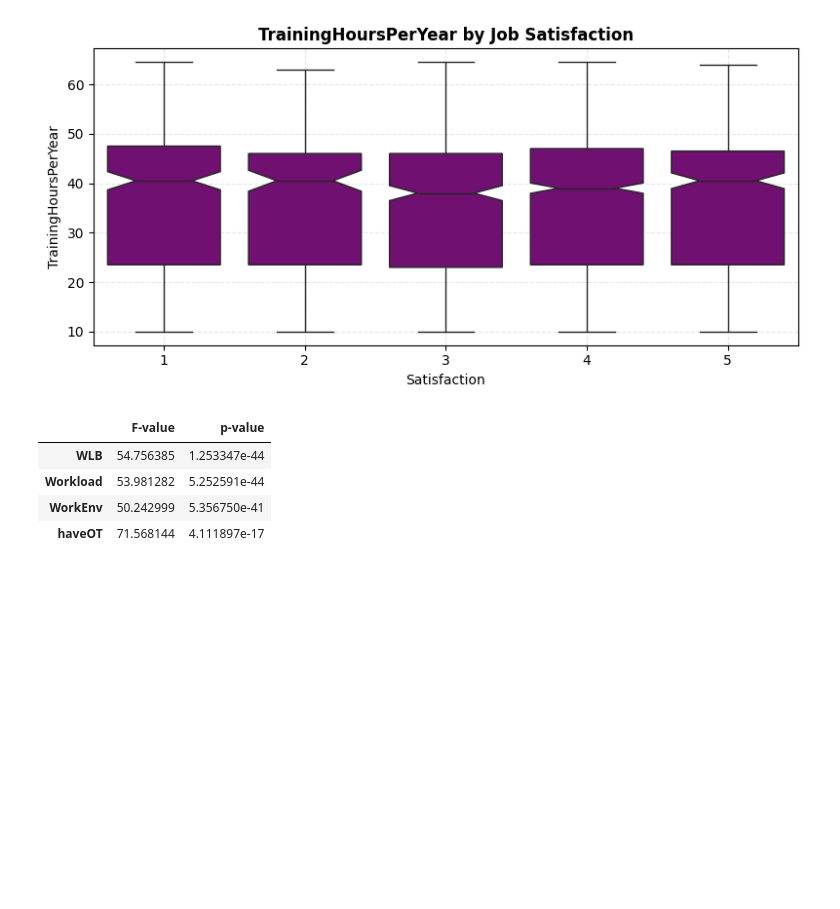
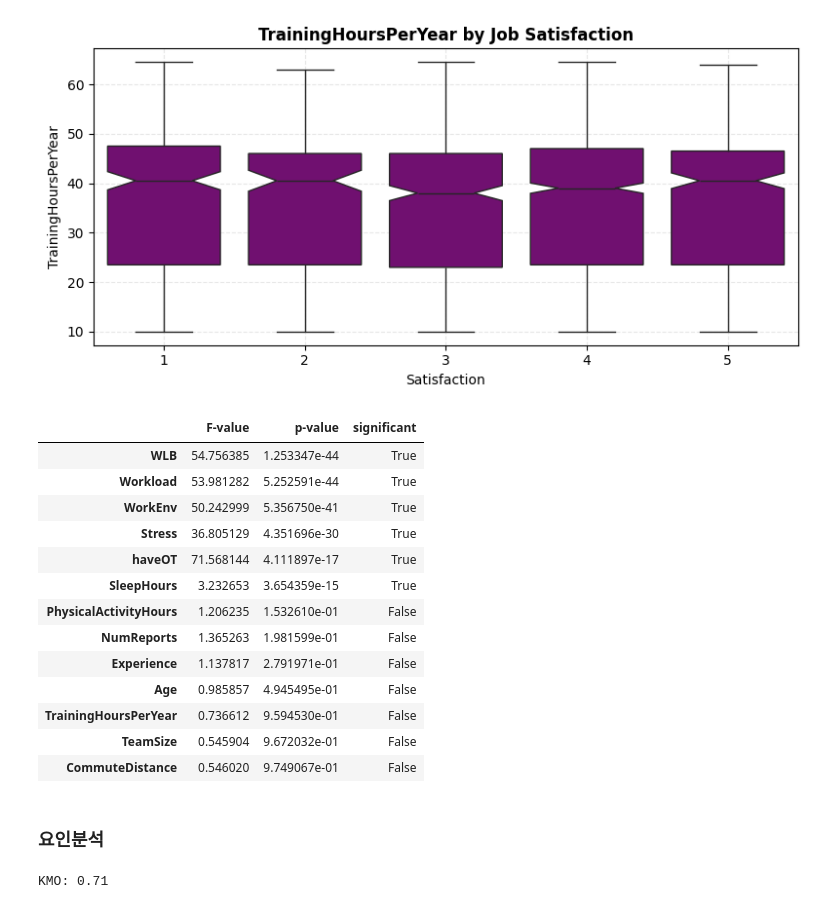
Before and after one commit to sorrychoe/Satisfaction-Survey-Analysis, a Jupyter notebook: notebook/satisfaction.ipynb, the cells around one changed output. Saved outputs shown, nothing was run; the diff lists cells and outputs as text; code cells hidden in the pictures; blank space fills up the shorter version.

```diff
--- a/notebook/satisfaction.ipynb
+++ b/notebook/satisfaction.ipynb
@@ -151,20 +162,39 @@ for feature in ["Age", "Experience", "WLB", "WorkEnv", "PhysicalActivityHours",
 # %%
 # 직업 만족도와 연관있는 변수 검증
 anova_results = {}
 
-for var in ["WLB", "WorkEnv", "Workload", "haveOT"]:
+for var in ["Age", "Experience", "WLB", "WorkEnv", "PhysicalActivityHours", "Workload", "Stress", "SleepHours", "CommuteDistance", "TeamSize", "NumReports", "haveOT", "TrainingHoursPerYear"]:
     groups = [group["JobSatisfaction"].dropna() for _, group in df.groupby(var)]
     if len(groups) > 1:
         f_val, p_val = stats.f_oneway(*groups)
         anova_results[var] = {"F-value": f_val, "p-value": p_val}
 
 anova_df = pd.DataFrame(anova_results).T
+anova_df["significant"] = anova_df["p-value"] < 0.05
 anova_df = anova_df.sort_values(by="p-value")
 
 anova_df
 # %% [output]
-|  | F-value | p-value |
-| WLB | 54.756385 | 1.253347e-44 |
-| Workload | 53.981282 | 5.252591e-44 |
-| WorkEnv | 50.242999 | 5.356750e-41 |
-| haveOT | 71.568144 | 4.111897e-17 |
+|  | F-value | p-value | significant |
+| WLB | 54.756385 | 1.253347e-44 | True |
+| Workload | 53.981282 | 5.252591e-44 | True |
+| WorkEnv | 50.242999 | 5.356750e-41 | True |
+| Stress | 36.805129 | 4.351696e-30 | True |
+| haveOT | 71.568144 | 4.111897e-17 | True |
+| SleepHours | 3.232653 | 3.654359e-15 | True |
+| PhysicalActivityHours | 1.206235 | 1.532610e-01 | False |
+| NumReports | 1.365263 | 1.981599e-01 | False |
+| Experience | 1.137817 | 2.791971e-01 | False |
+| Age | 0.985857 | 4.945495e-01 | False |
+| TrainingHoursPerYear | 0.736612 | 9.594530e-01 | False |
+| TeamSize | 0.545904 | 9.672032e-01 | False |
+| CommuteDistance | 0.546020 | 9.749067e-01 | False |
+# %% [markdown]
+### 요인분석
+# %%
+features = ["Age", "Experience", "WLB", "WorkEnv", "PhysicalActivityHours", "Workload", "Stress", "SleepHours", "CommuteDistance", "TeamSize", "NumReports", "haveOT", "TrainingHoursPerYear", 'JobSatisfaction']
+X = df[features]
+kmo_all,kmo_model=calculate_kmo(X)
+print("KMO:", kmo_model.round(2))
+# %% [output]
+KMO: 0.71
```
Also changed, not shown: parts of 4 cells of this notebook.
